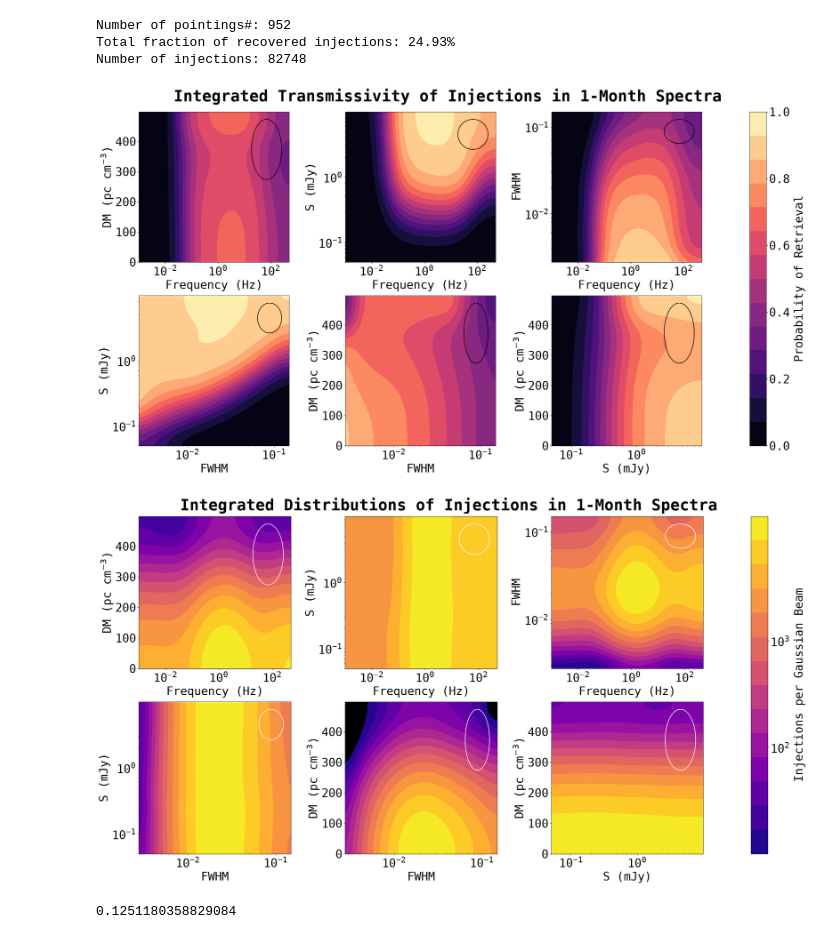
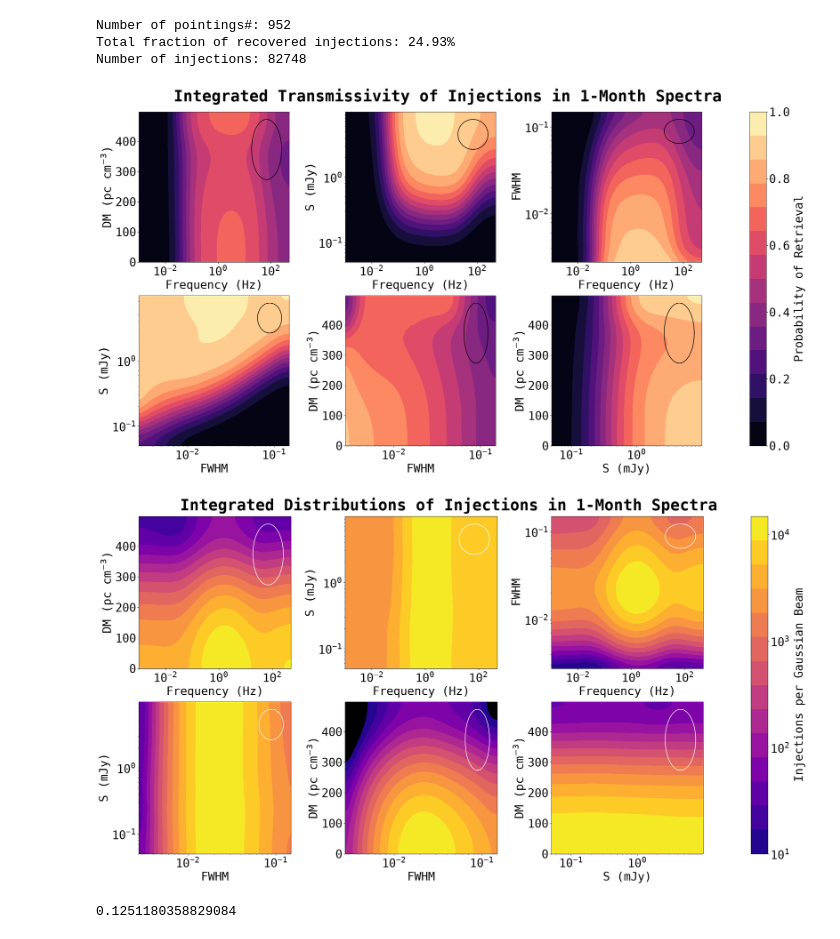
Before and after one commit to chime-sps/Transmissivity, a Jupyter notebook: results/injection_analysis_2d.ipynb, the cells around one changed output. Drawn from its saved outputs; the diff is of its cells as text; code cells hidden in the pictures.

Commit message:
plot fiddling

```diff
--- a/results/injection_analysis_2d.ipynb
+++ b/results/injection_analysis_2d.ipynb
@@ -394,33 +394,33 @@ fwhm_f_inj_smooth_30, fwhm_f_ret_p_30, fwhm_f_ret_p_smooth_30 = au.get_sensitivi
 # %%
 transmissivities_30 = [dm_f_ret_p_smooth_30,  s_f_ret_p_smooth_30, fwhm_f_ret_p_smooth_30,
              s_fwhm_ret_p_smooth_30, dm_fwhm_ret_p_smooth_30, dm_s_ret_p_smooth_30]
 
 au.make_contour_map(transmissivities_30,
                      bins1, bins2,
                      dev1, dev2,
                      'Integrated Transmissivity of Injections in 1-Month Spectra',
                      ellipse_colors = ['k', 'k', 'k', 'k', 'k', 'k']
                      )
 
 injections_30 = [dm_f_inj_smooth_30,
                 s_f_inj_smooth_30,
                 fwhm_f_inj_smooth_30,
                 s_fwhm_inj_smooth_30,
                 dm_fwhm_inj_smooth_30,
                 dm_s_inj_smooth_30]
 
 au.make_contour_map(injections_30,
                      bins1, bins2,
                      dev1, dev2,
                      'Integrated Distributions of Injections in 1-Month Spectra',
                      cmap = 'plasma',
                      cmap_log = True,
                      colorbar_name = 'Injections per Gaussian Beam',
-                     log_ticks = [1e2, 1e3]
+                     log_ticks = [1e1, 1e2, 1e3, 1e4]
                      )
 # %% [output]
 [figure]
-[figure, old version]
+[figure, new version]
 # %%
 S_mask = month_data[:, 6] < 0.1
 retrieved_mask = month_data[:, -1] > 0
```
Also changed, not shown: parts of 1 cell of this notebook.
